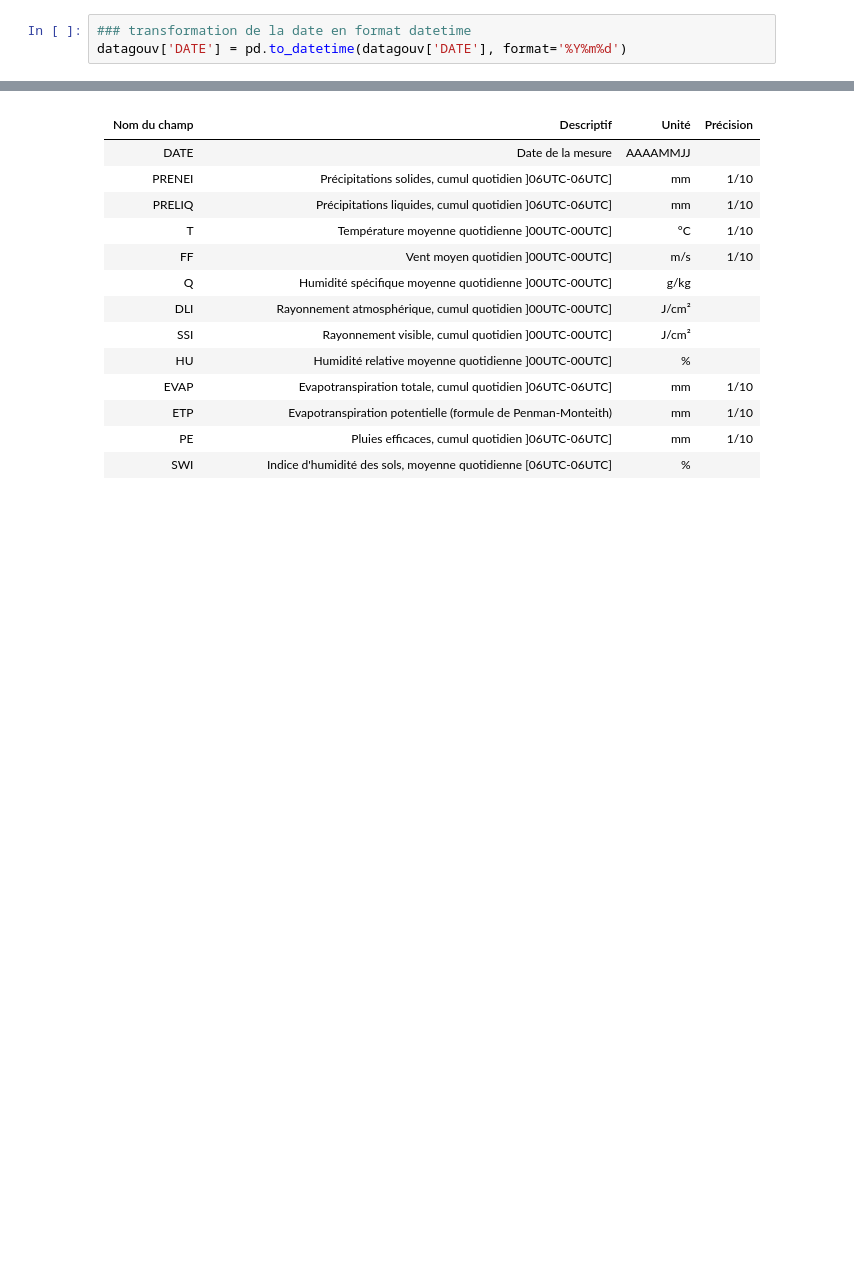
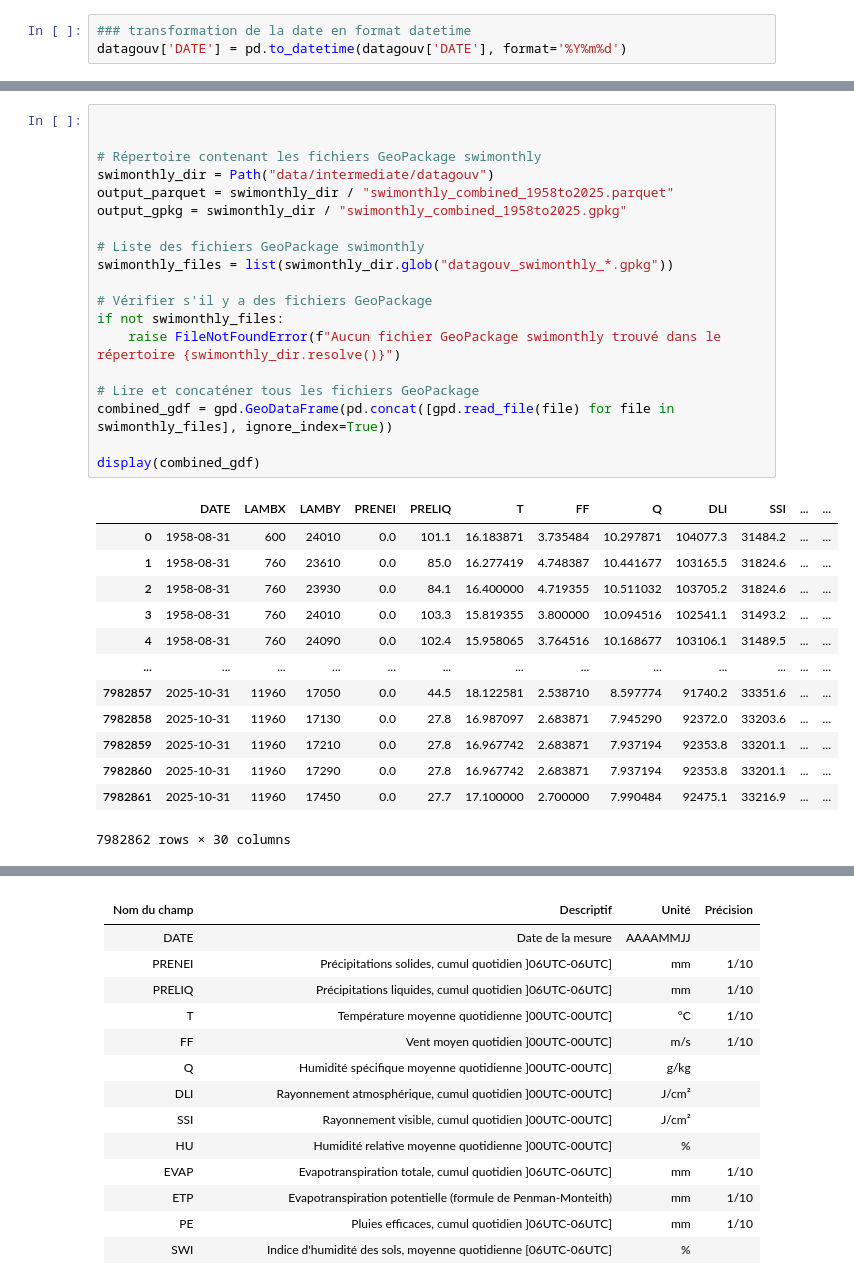
Before and after one commit to Lanouraf/Climate_Risk_Project_SWI_MS_A, a Jupyter notebook: data_processing.ipynb, the cells around one changed output, grey strips where cells are left out. Drawn from its saved outputs; the diff is of its cells as text; blank space fills up the shorter version.

```diff
--- a/data_processing.ipynb
+++ b/data_processing.ipynb
@@ -110,0 +254,33 @@ Fichier créé et sauvegardé à C:\Users\thoma\Desktop\code\MS_actuariat_climat
+# %%
+
+
+# Répertoire contenant les fichiers GeoPackage swimonthly
+swimonthly_dir = Path("data/intermediate/datagouv")
+output_parquet = swimonthly_dir / "swimonthly_combined_1958to2025.parquet"
+output_gpkg = swimonthly_dir / "swimonthly_combined_1958to2025.gpkg"
+
+# Liste des fichiers GeoPackage swimonthly
+swimonthly_files = list(swimonthly_dir.glob("datagouv_swimonthly_*.gpkg"))
+
+# Vérifier s'il y a des fichiers GeoPackage
+if not swimonthly_files:
+    raise FileNotFoundError(f"Aucun fichier GeoPackage swimonthly trouvé dans le répertoire {swimonthly_dir.resolve()}")
+
+# Lire et concaténer tous les fichiers GeoPackage
+combined_gdf = gpd.GeoDataFrame(pd.concat([gpd.read_file(file) for file in swimonthly_files], ignore_index=True))
+
+display(combined_gdf)
+# %% [output]
+|  | DATE | LAMBX | LAMBY | PRENEI | PRELIQ | T | FF | Q | DLI | SSI | ... | ... |
+| 0 | 1958-08-31 | 600 | 24010 | 0.0 | 101.1 | 16.183871 | 3.735484 | 10.297871 | 104077.3 | 31484.2 | ... | ... |
+| 1 | 1958-08-31 | 760 | 23610 | 0.0 | 85.0 | 16.277419 | 4.748387 | 10.441677 | 103165.5 | 31824.6 | ... | ... |
+| 2 | 1958-08-31 | 760 | 23930 | 0.0 | 84.1 | 16.400000 | 4.719355 | 10.511032 | 103705.2 | 31824.6 | ... | ... |
+| 3 | 1958-08-31 | 760 | 24010 | 0.0 | 103.3 | 15.819355 | 3.800000 | 10.094516 | 102541.1 | 31493.2 | ... | ... |
+| 4 | 1958-08-31 | 760 | 24090 | 0.0 | 102.4 | 15.958065 | 3.764516 | 10.168677 | 103106.1 | 31489.5 | ... | ... |
+| ... | ... | ... | ... | ... | ... | ... | ... | ... | ... | ... | ... | ... |
+| 7982857 | 2025-10-31 | 11960 | 17050 | 0.0 | 44.5 | 18.122581 | 2.538710 | 8.597774 | 91740.2 | 33351.6 | ... | ... |
+| 7982858 | 2025-10-31 | 11960 | 17130 | 0.0 | 27.8 | 16.987097 | 2.683871 | 7.945290 | 92372.0 | 33203.6 | ... | ... |
+| 7982859 | 2025-10-31 | 11960 | 17210 | 0.0 | 27.8 | 16.967742 | 2.683871 | 7.937194 | 92353.8 | 33201.1 | ... | ... |
+| 7982860 | 2025-10-31 | 11960 | 17290 | 0.0 | 27.8 | 16.967742 | 2.683871 | 7.937194 | 92353.8 | 33201.1 | ... | ... |
+| 7982861 | 2025-10-31 | 11960 | 17450 | 0.0 | 27.7 | 17.100000 | 2.700000 | 7.990484 | 92475.1 | 33216.9 | ... | ... |
+7982862 rows × 30 columns
```
Also changed, not shown: parts of 11 cells of this notebook, 1 other file.
